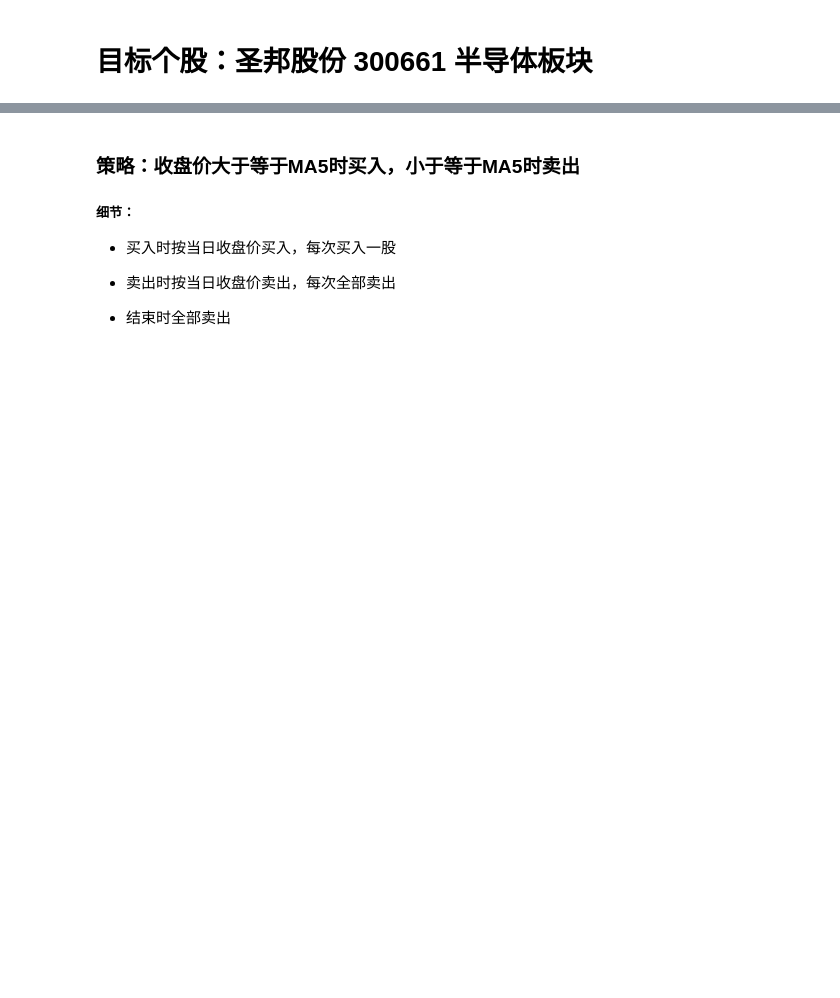
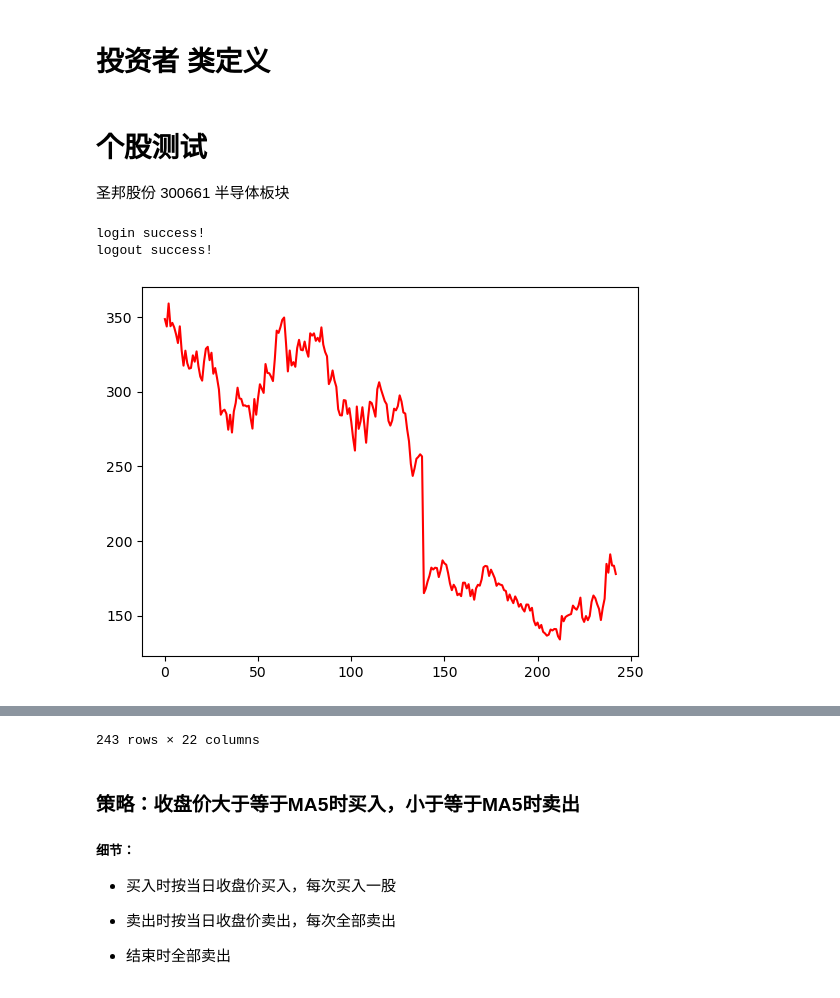
Before and after one commit to CataphractLi/BacktraderStudy, a Jupyter notebook: 使用Backtrader前的代码/均线策略.ipynb, the cells around one changed output, grey strips where cells are left out. Saved outputs shown, nothing was run; the diff lists cells and outputs as text; code cells hidden in the pictures; blank space fills up the shorter version.

```diff
--- a/使用Backtrader前的代码/均线策略.ipynb
+++ b/使用Backtrader前的代码/均线策略.ipynb
@@ -68,5 +71,7 @@ def booling_plt(data, start_idx, end_idx, vol_3 = 0.5, vol_5 = 1, vol_10 = 1.5,
     plt.title('3日线蓝，5日线绿，10日线黄，20日线粉')
     plt.show()
     return
+# %% [markdown]
+# 投资者 类定义
 # %%
 class investor:
@@ -170,19 +175,12 @@ class investor:
                   '%，最大损失为:' + str(np.round((self.min_m/self.initial - 1)*100, 2)) + '%。共进行' + str(self.transaction) + '笔交易')
         return ((self.money/self.initial - 1)*100, (self.max_m/self.initial - 1)*100, (self.min_m/self.initial - 1)*100)
 # %% [markdown]
-# 目标个股：圣邦股份 300661 半导体板块
+# 个股测试
+圣邦股份 300661 半导体板块
 # %%
-dat = result.copy(deep=True)
-dat['close'] = result.close.astype('float')
-dat['ma3'] = result.close.rolling(3).mean()
-dat['vol3'] = result.close.rolling(3).std()
-dat['b3_up'] = dat.ma3 + 0.5 * dat.vol3
-dat['b3_down'] = dat.ma3 - 0.5 * dat.vol3
-dat['ma5'] = result.close.rolling(5).mean()
-dat['vol5'] = result.close.rolling(5).std()
-dat['b5_up'] = dat.ma5 + 1 * dat.vol5
-dat['b5_down'] = dat.ma5 - 1 * dat.vol5
-dat['ma10'] = result.close.rolling(10).mean()
-dat['vol10'] = result.close.rolling(10).std()
-dat['b10_up'] = dat.ma10 + 1.5 * dat.vol10
-dat['b10_down'] = dat.ma10 - 1.5 * dat.vol10
+dat = booling_cal(fetch_data_baostock('sz.300661', ndays=365))
+dat
+# %% [output]
+login success!
+logout success!
+[figure, added]
@@ -189,3 +199,4 @@ dat['b10_down'] = dat.ma10 - 1.5 * dat.vol10
+243 rows × 22 columns
 # %% [markdown]
 ### 策略：收盘价大于等于MA5时买入，小于等于MA5时卖出
 ##### 细节：
```
Also changed, not shown: parts of 21 cells of this notebook, 21 other files.
